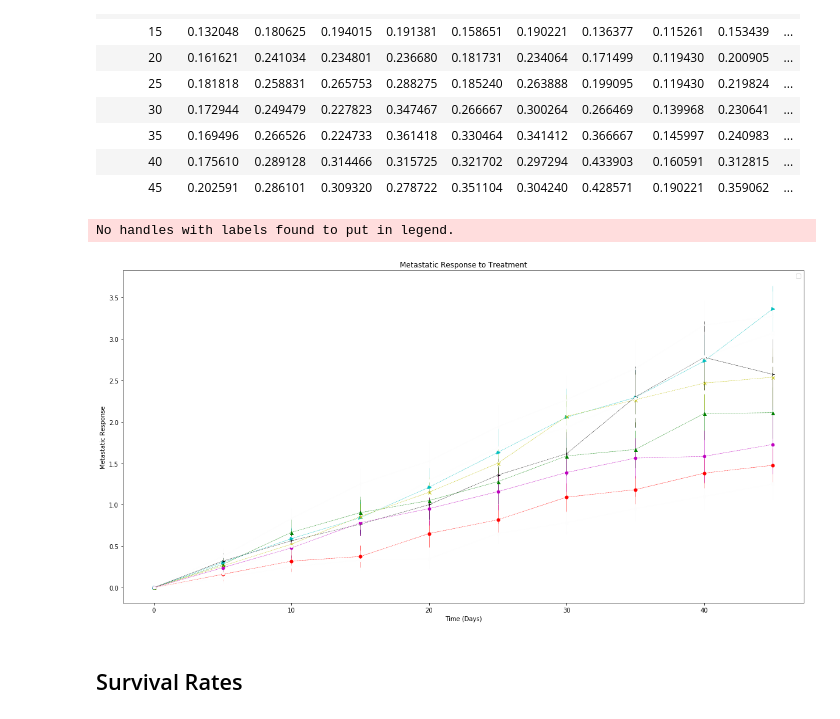
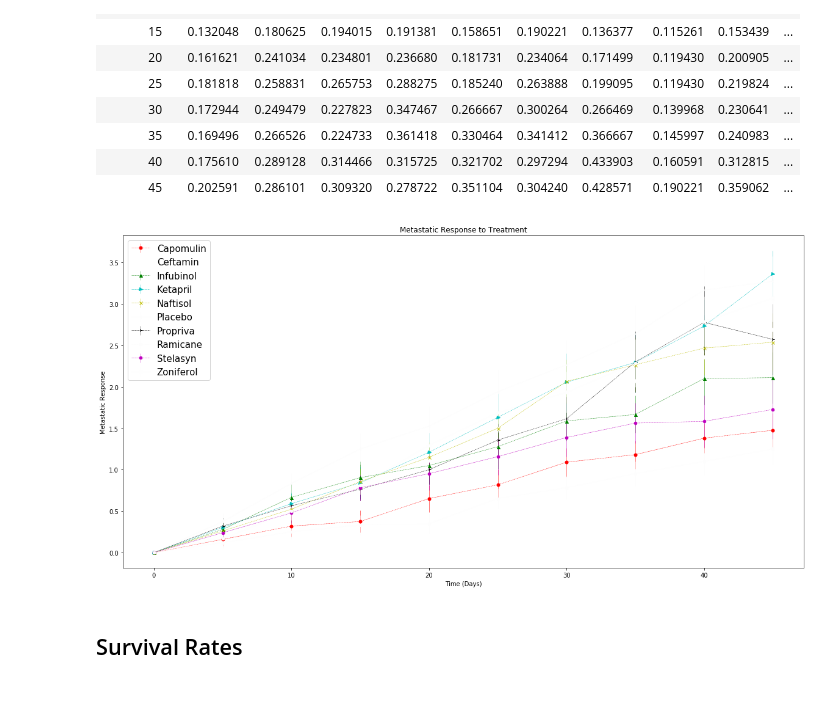
Before and after one commit to kavehamini/matplotlib-challenge, a Jupyter notebook: Pymaceuticals/pymaceuticals_Kaveh.ipynb, the cells around one changed output. Cells and saved outputs as stored; diff of their text form; code cells hidden in the pictures.

```diff
--- a/Pymaceuticals/pymaceuticals_Kaveh.ipynb
+++ b/Pymaceuticals/pymaceuticals_Kaveh.ipynb
@@ -291,36 +285,36 @@ plt.errorbar(metastaticmeandf.index, metastaticmeandf['Ceftamin'], yerr=metastat
              color='1', marker="v", markersize=5, linestyle='--', linewidth=0.5)
 plt.errorbar(metastaticmeandf.index, metastaticmeandf['Infubinol'], yerr=metastaticsemdf['Infubinol'],
              color='g', marker='^', markersize=5, linestyle='--', linewidth=0.5)
 plt.errorbar(metastaticmeandf.index, metastaticmeandf['Ketapril'], yerr=metastaticsemdf['Ketapril'],
              color='c', marker='>', markersize=5, linestyle='--', linewidth=0.5)
 plt.errorbar(metastaticmeandf.index, metastaticmeandf['Naftisol'], yerr=metastaticsemdf['Naftisol'],
              color='y', marker='x', markersize=5, linestyle='--', linewidth=0.5)
 plt.errorbar(metastaticmeandf.index, metastaticmeandf['Placebo'], yerr=metastaticsemdf['Placebo'],
              color='4', marker='3', markersize=5, linestyle='--', linewidth=0.5)
 plt.errorbar(metastaticmeandf.index, metastaticmeandf['Propriva'], yerr=metastaticsemdf['Propriva'],
              color='0', marker='4', markersize=5, linestyle='--', linewidth=0.5)
 plt.errorbar(metastaticmeandf.index, metastaticmeandf['Ramicane'], yerr=metastaticsemdf['Ramicane'],
              color='3', marker='8', markersize=5, linestyle='--', linewidth=0.5)
 plt.errorbar(metastaticmeandf.index, metastaticmeandf['Stelasyn'], yerr=metastaticsemdf['Stelasyn'],
              color='m', marker='h', markersize=5, linestyle='--', linewidth=0.5)
 plt.errorbar(metastaticmeandf.index, metastaticmeandf['Zoniferol'], yerr=metastaticsemdf['Zoniferol'],
              color='2', marker='H', markersize=5, linestyle='--', linewidth=0.5)
 
 x_lim = len(metastaticmeandf.index)
 # Chart title
 plt.title("Metastatic Response to Treatment")
 # x label
 plt.xlabel("Time (Days)")
 # y label
 plt.ylabel("Metastatic Response")
 # legend
-plt.legend(metastaticmeandf, loc=2, prop={'size': 15})plt.show()
+plt.legend(metastaticmeandf, loc=2, prop={'size': 15})
+plt.show()
 # Save the Figure
 
 # Show the Figure
 # %% [output]
-No handles with labels found to put in legend.
-[figure, old version]
+[figure, new version]
 # %% [markdown]
 ## Survival Rates
 # %%
```
Also changed, not shown: parts of 2 cells of this notebook.
